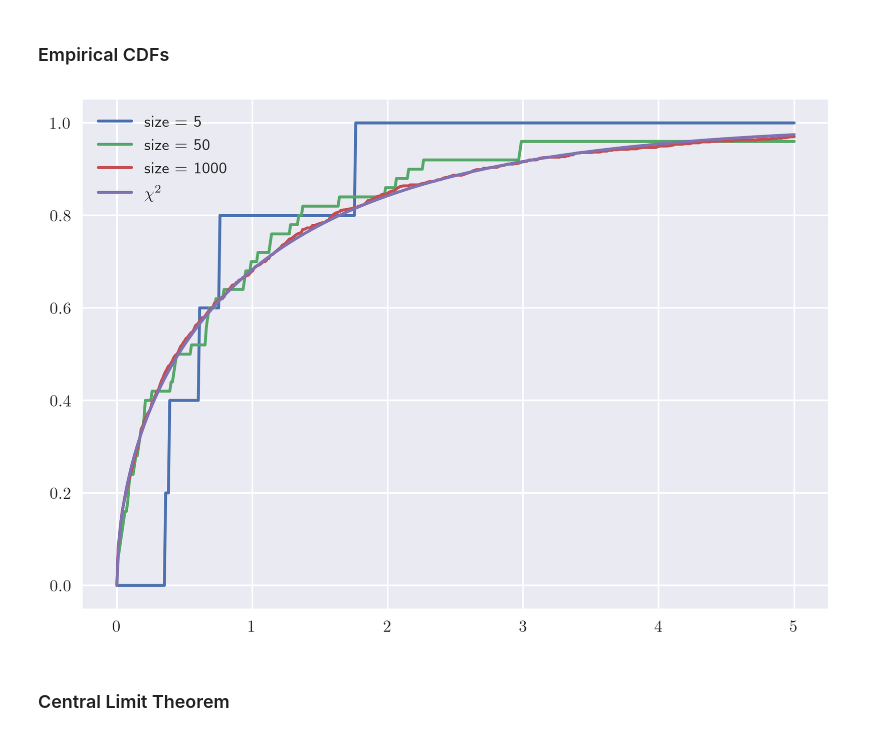
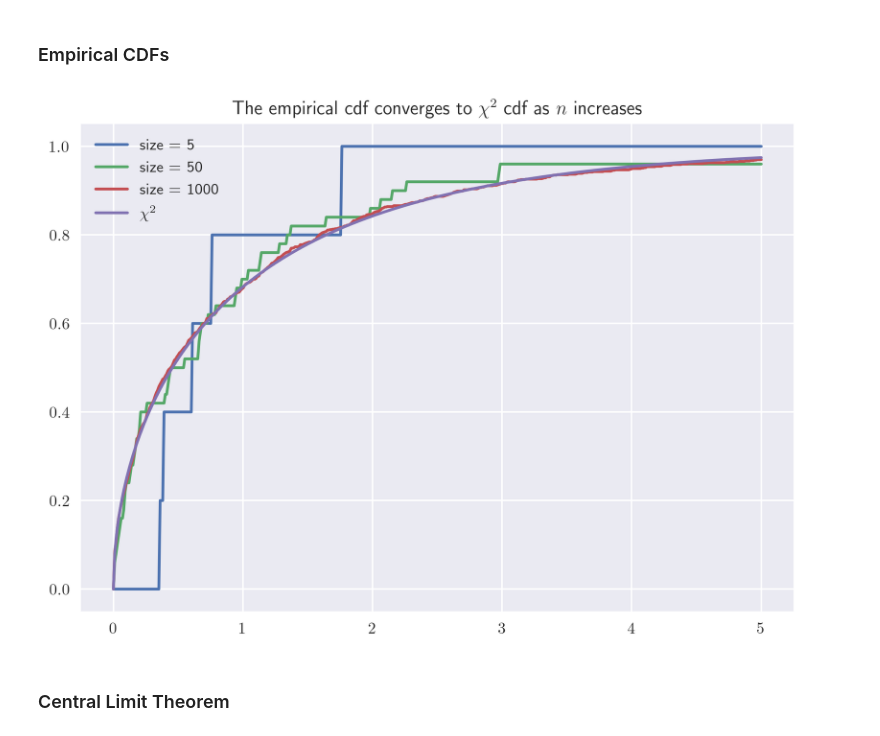
Before and after one commit to charlesrambo/math_bootcamp_25, a Jupyter notebook: Unit 3/unit_3_code_snippets.ipynb, the cells around one changed output. Drawn from its saved outputs; the diff is of its cells as text; code cells hidden in the pictures.

```diff
--- a/Unit 3/unit_3_code_snippets.ipynb
+++ b/Unit 3/unit_3_code_snippets.ipynb
@@ -72,0 +75,29 @@ plt.show()
+# %%
+# Import module
+import yfinance as yf
+import datetime
+
+# Define start and end dates
+start = datetime.datetime(2020, 1, 1)
+end = datetime.datetime(2025, 5, 31)
+
+# Get two S&P 500 ETFs
+spx = yf.download(['SPY', 'IVV'], start = start  - datetime.timedelta(weeks = 1), end = end, progress = False)['Close']
+
+# Calculate the percent change
+spx = spx.pct_change().dropna()
+
+# Take the average to minimize weird stuff
+spx = spx.mean(axis = 1)
+
+# Subset to just dates after start
+spx = spx.loc[spx.index >= start]
+
+# Convert to percent
+spx *= 100
+
+# Change name of series
+spx.name = 'SPX'
+
+# Save results to a csv file
+spx.to_csv(path.replace('Images', 'Unit 3') + 'spx.csv')
@@ -348,36 +504,39 @@ sample_sizes = [5, 50, 1000]
 # Create x-values for plot
 x_vals = np.linspace(0, 5, 500)
 
 # Loop over the sample sizes
 for sample_size in sample_sizes:
 
     # Generate sample
     sample = chi2.rvs(df = 1, size = sample_size)
 
     # Get the y-values
     y_vals = [ecdf(x, sample) for x in x_vals]
 
     # Plot values
     plt.plot(x_vals, y_vals, label = f'size = {sample_size}')
 
 # Get y-values; function vectorized
 y_vals = chi2.cdf(x_vals, df = 1)
 
 # Plot standard normal cdf
 plt.plot(x_vals, y_vals, label = r'$\chi^2$')
 
 # Clear up RAM
-del data, x_vals, y_vals
+del sample, x_vals, y_vals
 
 # Show legend
 plt.legend()
 
+# Add title
+plt.title(r'The empirical cdf converges to $\chi^2$ cdf as $n$ increases')
+
 # Save the figure
-plt.savefig(path + r'ex3-6.png')
+plt.savefig(path + r'ex3-7.png')
 
 plt.show()
 # %% [output]
-[figure, old version]
+[figure, new version]
 # %% [markdown]
 ### Central Limit Theorem
 # %%
```
Also changed, not shown: parts of 15 cells of this notebook, 2 other files.
